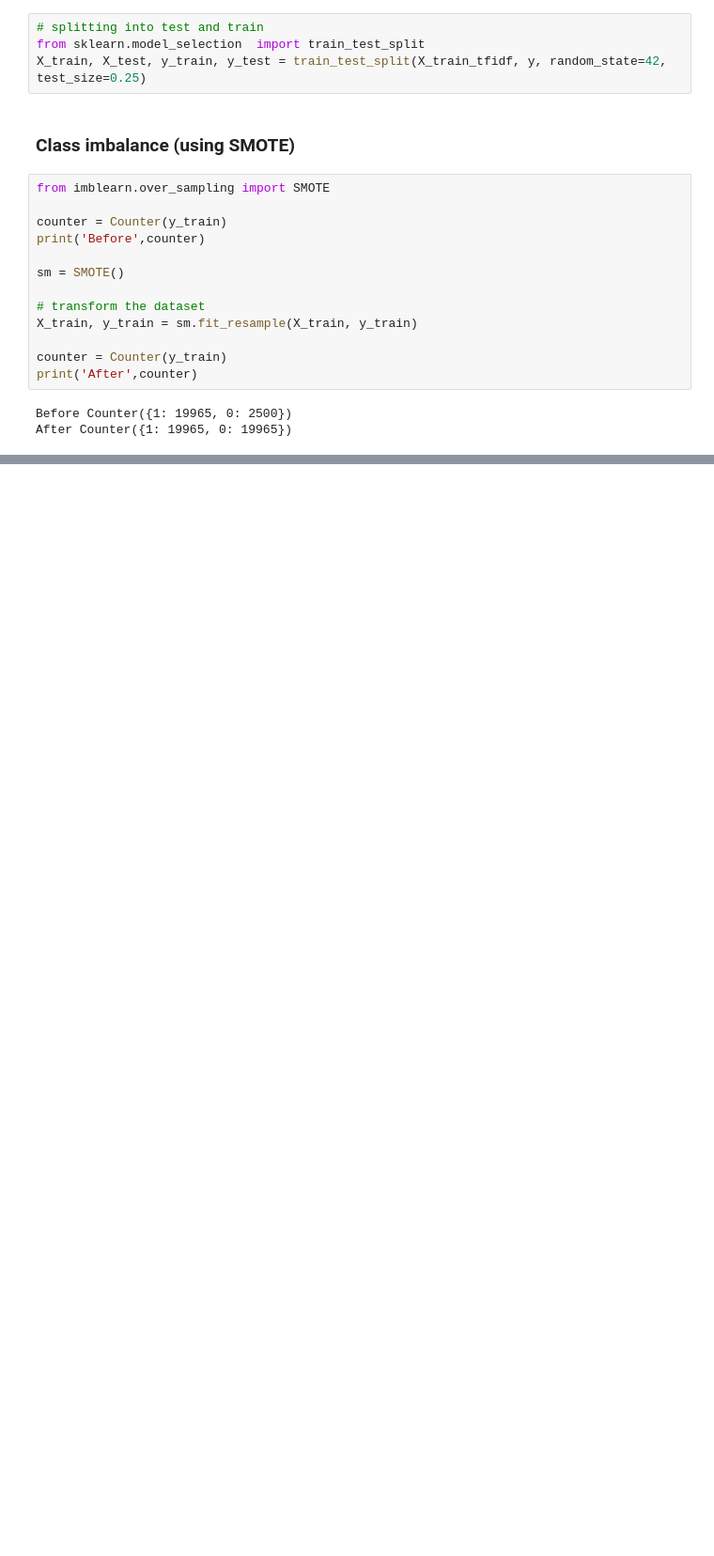
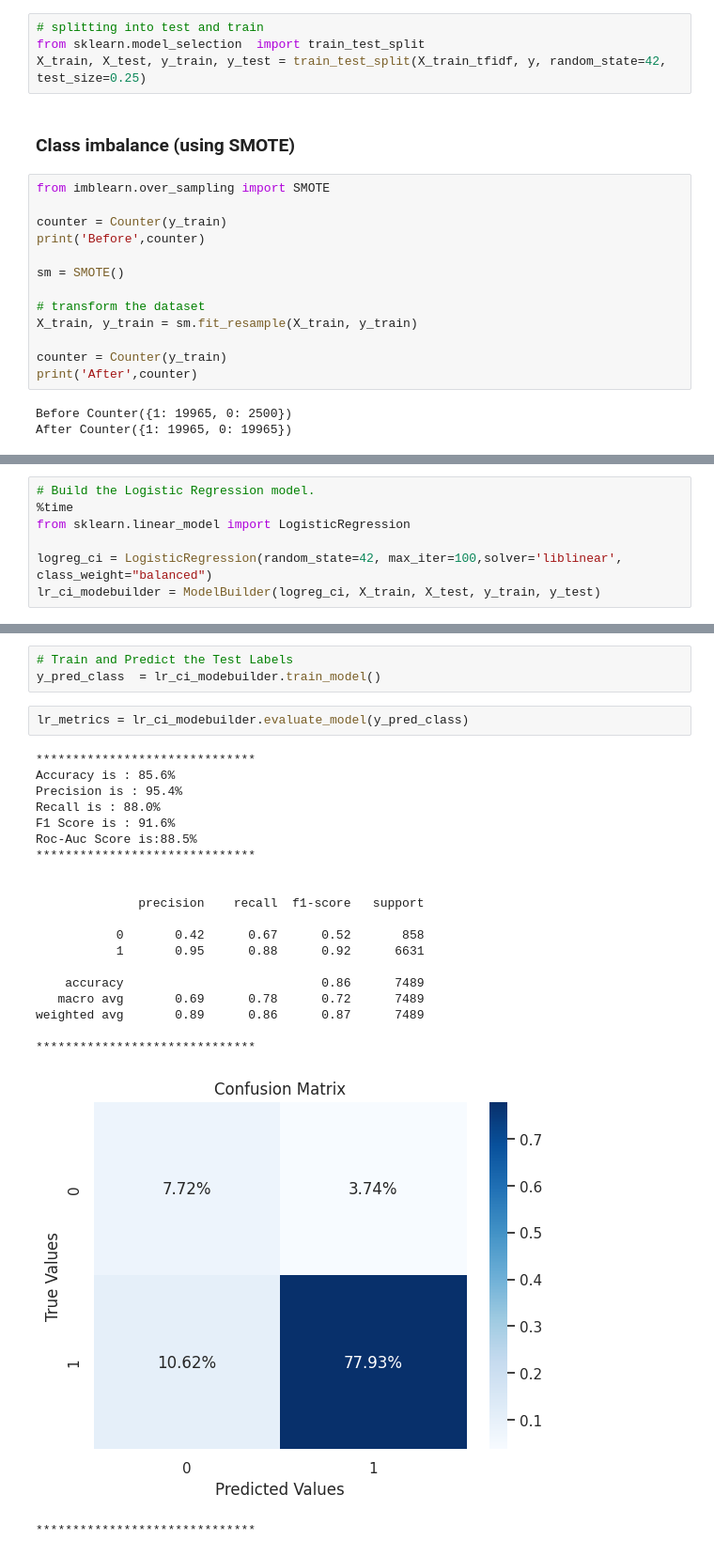
Before and after one commit to Aswani-ReddyKV/Capstone_Sentiment_Recommendation, a Jupyter notebook: Aswani_Reddy_Sentiment_Recommendation.ipynb, the cells around one changed output, grey strips where cells are left out. Shown at 94% size. Saved outputs shown, nothing was run; the diff lists cells and outputs as text; blank space fills up the shorter version.

```diff
--- a/Aswani_Reddy_Sentiment_Recommendation.ipynb
+++ b/Aswani_Reddy_Sentiment_Recommendation.ipynb
@@ -621,0 +702,7 @@ After Counter({1: 19965, 0: 19965})
+# %%
+# Build the Logistic Regression model.
+%time
+from sklearn.linear_model import LogisticRegression
+
+logreg_ci = LogisticRegression(random_state=42, max_iter=100,solver='liblinear', class_weight="balanced")
+lr_ci_modebuilder = ModelBuilder(logreg_ci, X_train, X_test, y_train, y_test)
@@ -621,0 +712,27 @@ After Counter({1: 19965, 0: 19965})
+# %%
+# Train and Predict the Test Labels
+y_pred_class  = lr_ci_modebuilder.train_model()
+# %%
+lr_metrics = lr_ci_modebuilder.evaluate_model(y_pred_class)
+# %% [output]
+******************************
+Accuracy is : 85.6%
+Precision is : 95.4%
+Recall is : 88.0%
+F1 Score is : 91.6%
+Roc-Auc Score is:88.5%
+******************************
+
+
+              precision    recall  f1-score   support
+
+           0       0.42      0.67      0.52       858
+           1       0.95      0.88      0.92      6631
+
+    accuracy                           0.86      7489
+   macro avg       0.69      0.78      0.72      7489
+weighted avg       0.89      0.86      0.87      7489
+
+******************************
+[figure, added]
+******************************
```
Also changed, not shown: parts of 33 cells of this notebook.
